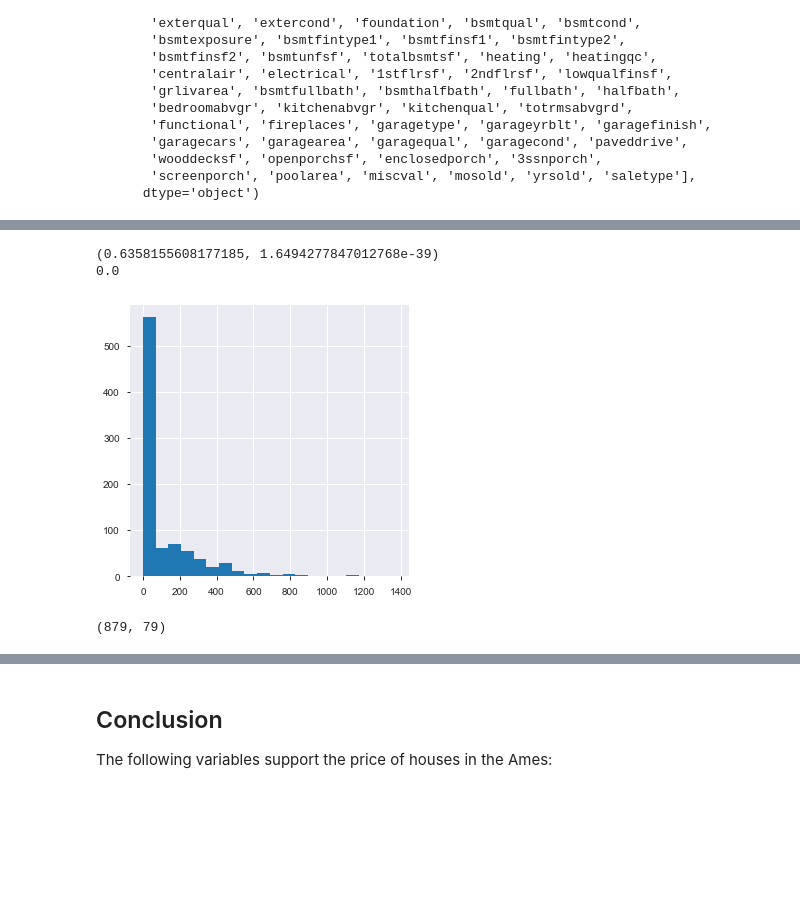
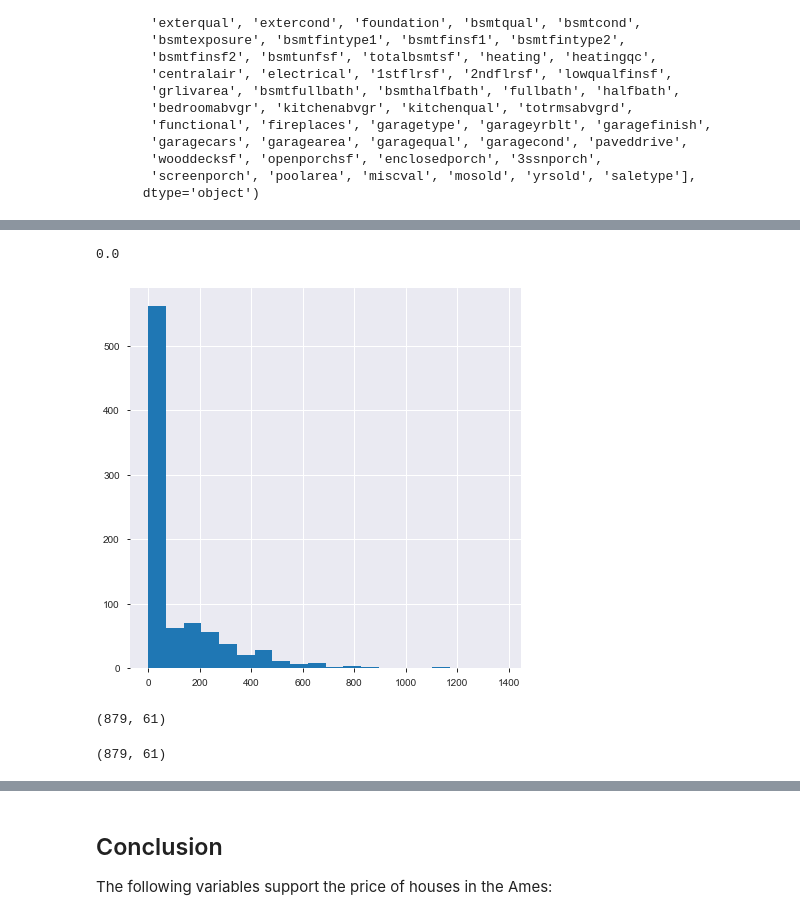
Before and after one commit to mieulium/Project2, a Jupyter notebook: Project 2.ipynb, the cells around one changed output, grey strips where cells are left out. Saved outputs shown, nothing was run; the diff lists cells and outputs as text; code cells hidden in the pictures; blank space fills up the shorter version.

```diff
--- a/Project 2.ipynb
+++ b/Project 2.ipynb
@@ -860,0 +869,9 @@ interestdf = df[interest]
+# %%
+interest.remove('centralair')
+interest.remove('openporchsf')
+interest.remove('halfbath')
+interest.remove('foundation')
+interest.remove('saletype')
+
+print(len(interest))
+interestdf = df[interest]
@@ -1313,0 +1387,5 @@ test_interest_only = test[interesttest]
+# %%
+## replacing all NaN with mode
+test_interest_only['bsmtqual'].fillna('TA', inplace = True)
+test_interest_only['garagefinish'].fillna('Unf', inplace = True)
+test_interest_only['masvnrtype'].fillna('None', inplace = True)
@@ -1337,0 +1440,2 @@ memory usage: 158.8 KB
+# %%
+test_interest_only = test_interest_only.drop('neighborhood_NWAmes', axis = 1)
@@ -1338,26 +1462,26 @@ memory usage: 158.8 KB
 # %%
-## imputing missing data in masvnrarea
-test_interest_only.masvnrarea.hist(figsize = (5,5), bins = 20)
-print(stats.shapiro(test_interest_only.masvnrarea.dropna()))
-## The Shapiro-Wilks test showed the distribution is significantly non- normal
+test_interest_only.masvnrarea.hist(bins=20, figsize = (7,7))
 print(test_interest_only.masvnrarea.median())
-test_interest_only.masvnrarea.fillna(test_interest_only.masvnrarea.median(), inplace=True)
+test_interest_only['masvnrarea'].fillna(test_interest_only.masvnrarea.median(), inplace = True)
 # %% [output]
-(0.6358155608177185, 1.6494277847012768e-39)
 0.0
-[figure, old version]
+[figure, new version]
 # %%
 ## renaming the df
 X_test_test = test_interest_only
 
 print(test_interest_only.shape)
 # %% [output]
-(879, 79)
+(879, 61)
 # %%
 ## Scaling the variables to same scale
 ss = StandardScaler()
 ss.fit(X_test_test)
-X_test_test_sc=ss.transform(X_test_test)
+X_test_test_sc = ss.transform(X_test_test)
+
+X_test_test_sc.shape
+# %% [output]
+(879, 61)
 # %%
 ## predicting the saleprice
 predtestls = ls.predict(X_test_test_sc)
```
Also changed, not shown: parts of 71 cells of this notebook, 1 other file.
